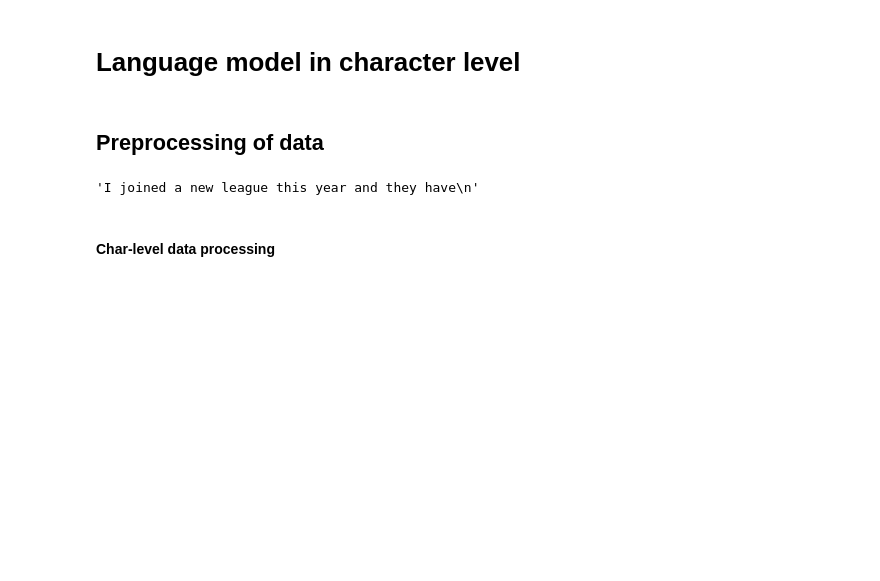
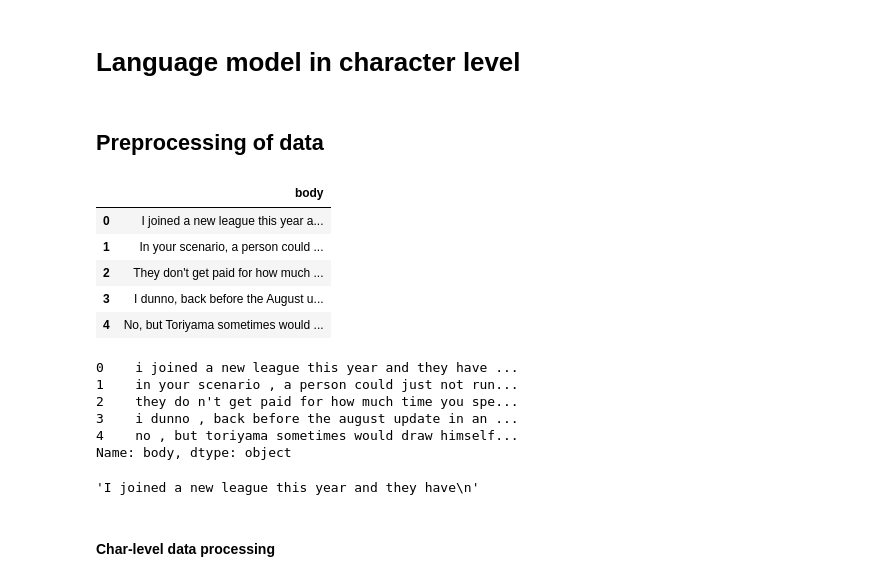
Before and after one commit to hbthien/rnnlm, a Jupyter notebook: lm_char_word_rnn_lstm.ipynb, the cells around one changed output. Saved outputs shown, nothing was run; the diff lists cells and outputs as text; code cells hidden in the pictures; blank space fills up the shorter version.

```diff
--- a/lm_char_word_rnn_lstm.ipynb
+++ b/lm_char_word_rnn_lstm.ipynb
@@ -5,16 +5,25 @@
 # %%
 import numpy as np
 import pandas as pd
 import nltk, itertools, re
 import itertools, operator
 from collections import Counter
 
 # data = open('data/reddit-comments-2015-08.csv', 'r').read()
 
 df = pd.read_csv('data/reddit-comments-2015-08.csv')
 
 # with open('data/reddit-comments-2015-08.csv', 'r') as f:
 #     reader =
+
+df.head()
+# %% [output]
+|  | body |
+| 0 | I joined a new league this year a... |
+| 1 | In your scenario, a person could ... |
+| 2 | They don't get paid for how much ... |
+| 3 | I dunno, back before the August u... |
+| 4 | No, but Toriyama sometimes would ... |
 # %%
 
 def clean_str(string):
@@ -36,6 +45,17 @@ def clean_str(string):
     string = re.sub(r"\?", " \? ", string)
     string = re.sub(r"\s{2,}", " ", string)
     return string.strip().lower()
+# %%
+# X_train = df.body.str.lower()
+X_train = df.body.map(lambda x: clean_str(x))
+X_train.head()
+# %% [output]
+0    i joined a new league this year and they have ...
+1    in your scenario , a person could just not run...
+2    they do n't get paid for how much time you spe...
+3    i dunno , back before the august update in an ...
+4    no , but toriyama sometimes would draw himself...
+Name: body, dtype: object
 # %%
 #if read from a plain text file
 data = open('data/text.txt', 'r').read()
```
Also changed, not shown: parts of 18 cells of this notebook.
